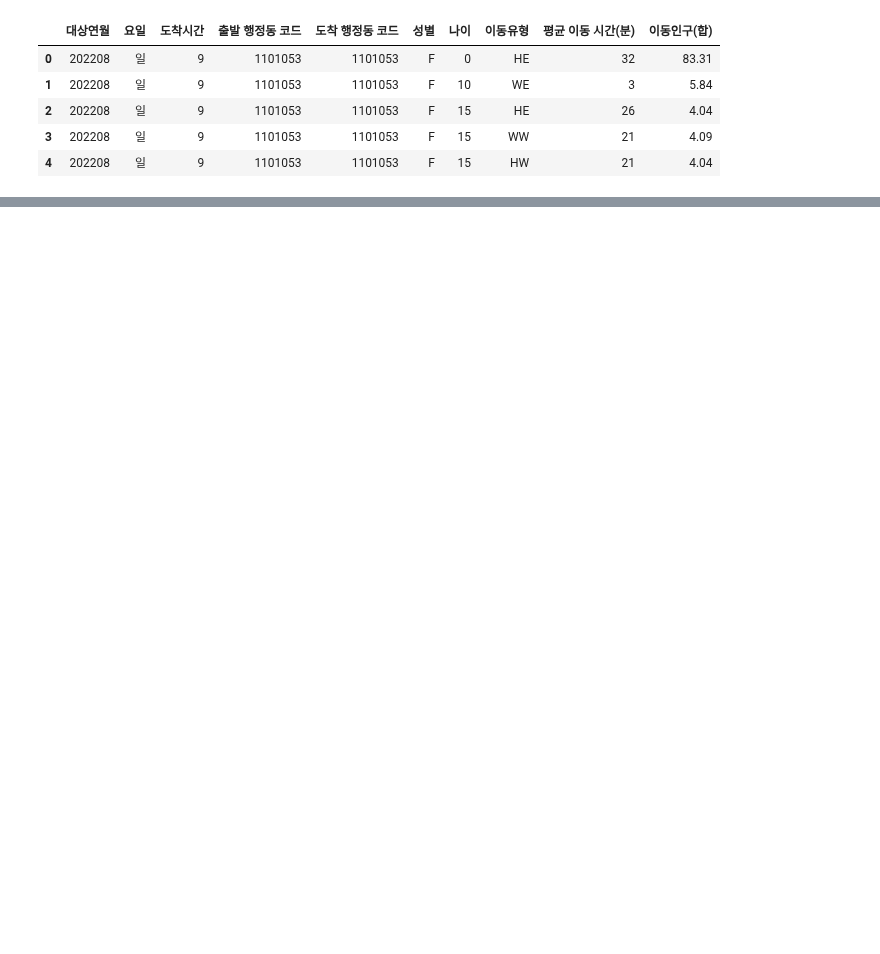
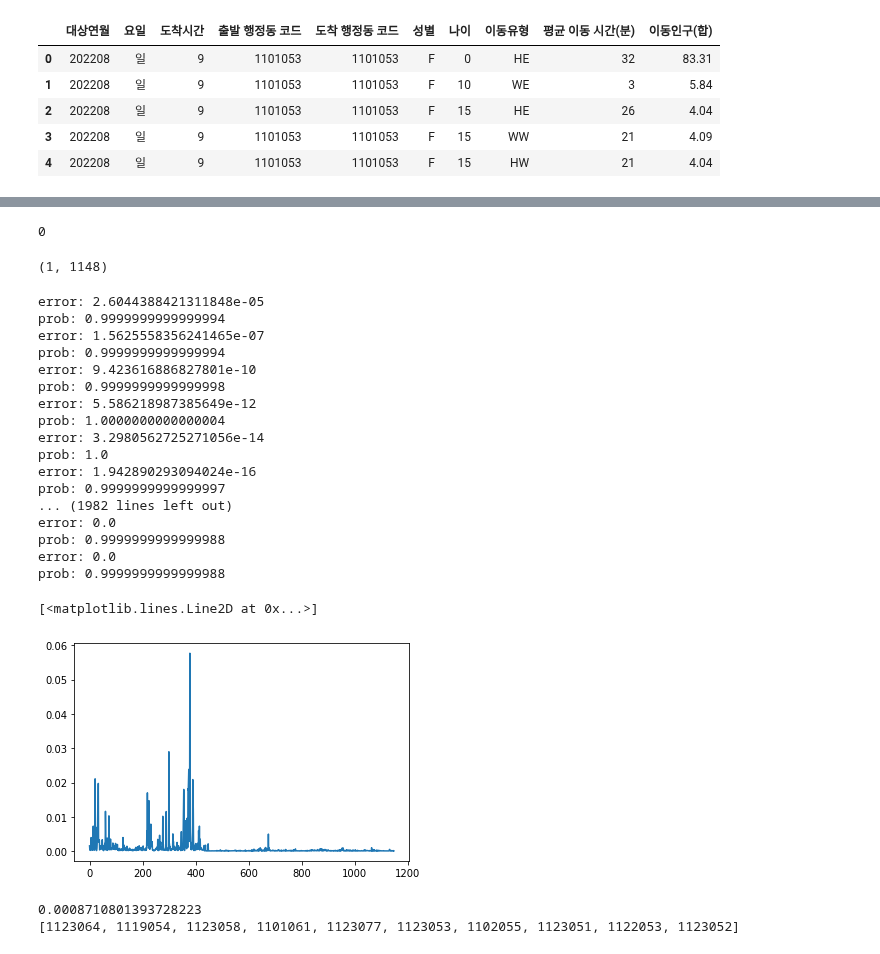
Before and after one commit to lg960214/DACON_Seoul_6, a Jupyter notebook: pre.ipynb, the cells around one changed output, grey strips where cells are left out. Saved outputs shown, nothing was run; the diff lists cells and outputs as text; code cells hidden in the pictures; blank space fills up the shorter version.

```diff
--- a/pre.ipynb
+++ b/pre.ipynb
@@ -16,0 +121,63 @@ df.head()
+# %%
+a = 0.95
+modif_prob = np.ones((p,p))/p
+trans_prob_m = a*trans_prob + (1-a)* modif_prob
+# check: 행의 합의 0인 것이 있는지?
+np.isnan(trans_prob_m).sum()
+# %% [output]
+0
+# %%
+iter=10000
+np.random.seed(1)
+init_prob =np.random.dirichlet(np.ones(p),1)
+init_prob.shape
+# %% [output]
+(1, 1148)
+# %%
+#trans_prob.sum(axis = 1).min()
+for i in range(1, iter):
+    if i==0:
+        lim_prob = init_prob@trans_prob_m
+    else:
+        old_prob = lim_prob
+        lim_prob = lim_prob@trans_prob_m
+    if (i%10==0):
+        err = np.max(abs(lim_prob-old_prob))
+        print('error:', err)
+        prob_sum = lim_prob.sum()
+        print('prob:', prob_sum)
+
+sum(lim_prob)
+lim_prob = lim_prob.reshape(-1)
+plt.plot(lim_prob)
+# %% [output]
+error: 2.6044388421311848e-05
+prob: 0.9999999999999994
+error: 1.5625558356241465e-07
+prob: 0.9999999999999994
+error: 9.423616886827801e-10
+prob: 0.9999999999999998
+error: 5.586218987385649e-12
+prob: 1.0000000000000004
+error: 3.2980562725271056e-14
+prob: 1.0
+error: 1.942890293094024e-16
+prob: 0.9999999999999997
+... (1982 lines left out)
+error: 0.0
+prob: 0.9999999999999988
+error: 0.0
+prob: 0.9999999999999988
+[<matplotlib.lines.Line2D at 0x...>]
+[figure, added]
+# %%
+max(lim_prob)
+print(1/p)
+np.sort(lim_prob)[-1:-11:-1]
+idx = np.argsort(lim_prob)[-1:-11:-1]
+cent_idx = [ dict_index_dong[i] for i in idx ]
+
+print(cent_idx)
+# %% [output]
+0.0008710801393728223
+[1123064, 1119054, 1123058, 1101061, 1123077, 1123053, 1102055, 1123051, 1122053, 1123052]
```
Also changed, not shown: parts of 9 cells of this notebook.
